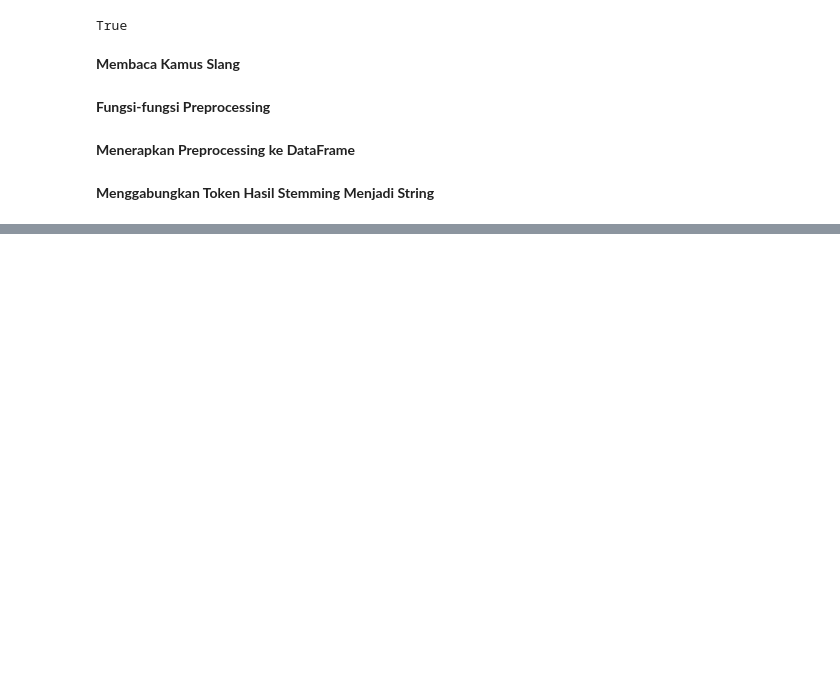
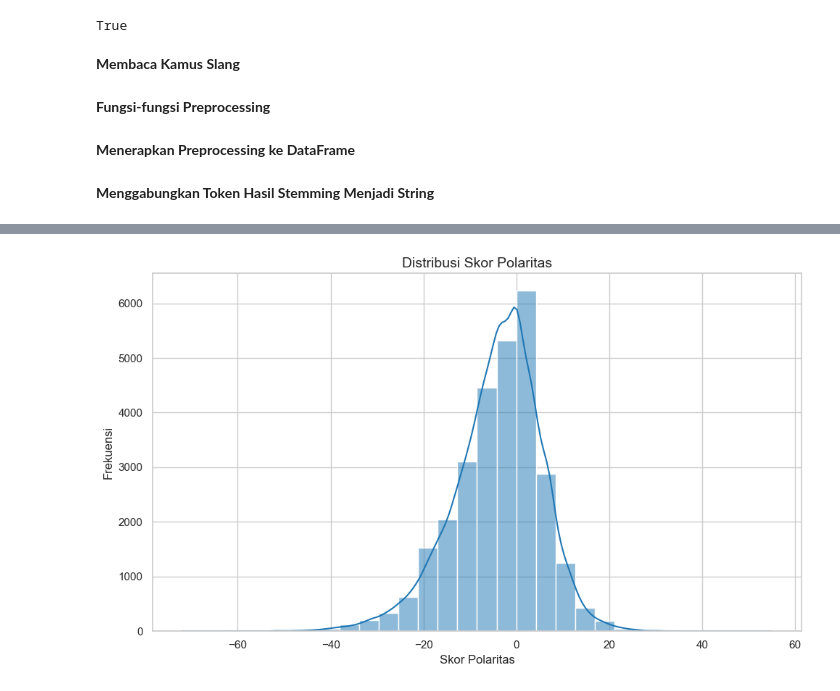
Before and after one commit to Chatarinaeva/analisis_sentimen, a Jupyter notebook: Submission_Analisis_Sentimen_BRImo.ipynb, the cells around one changed output, grey strips where cells are left out. Saved outputs shown, nothing was run; the diff lists cells and outputs as text; code cells hidden in the pictures; blank space fills up the shorter version.

```diff
--- a/Submission_Analisis_Sentimen_BRImo.ipynb
+++ b/Submission_Analisis_Sentimen_BRImo.ipynb
@@ -613,7 +652,7 @@ preprocessed_df['text_stemmed'] = preprocessed_df['text_final'].progress_apply(s
 # %%
 preprocessed_df['text_string'] = preprocessed_df['text_stemmed'].progress_apply(
     lambda x: ' '.join([
-        item for item in x.split()
+        item for item in x
         if len(item) > 3
     ])
 )
@@ -689,0 +689,2 @@ preprocessed_df[['content', 'text_clean', 'text_casefold', 'text_slangfix', 'tex
+# %%
+labelled_df = preprocessed_df.copy()
@@ -689,0 +710,19 @@ preprocessed_df[['content', 'text_clean', 'text_casefold', 'text_slangfix', 'tex
+# %%
+# Menghitung skor sentimen dari token
+def get_sentiment_score(tokens):
+    score = 0
+    for word in tokens:
+        if word in lexicon_positive:
+            score += lexicon_positive[word]
+        if word in lexicon_negative:
+            score += lexicon_negative[word]
+    return score
+
+# Mengonversi skor menjadi label
+def get_sentiment_label(score):
+    if score >= 3:
+        return 'positive'
+    elif score <= -3:
+        return 'negative'
+    else:
+        return 'neutral'
@@ -689,0 +778,15 @@ preprocessed_df[['content', 'text_clean', 'text_casefold', 'text_slangfix', 'tex
+# %%
+# Visualisasi Histogram Distribusi Skor Polaritas
+sns.set(style='whitegrid')
+
+# Histogram distribusi skor polaritas
+plt.figure(figsize=(10, 6))
+sns.histplot(labelled_df['polarity_score'], bins=30, kde=True, color='#1f77b4')
+
+plt.title('Distribusi Skor Polaritas', fontsize=14)
+plt.xlabel('Skor Polaritas', fontsize=12)
+plt.ylabel('Frekuensi', fontsize=12)
+plt.tight_layout()
+plt.show()
+# %% [output]
+[figure, added]
```
Also changed, not shown: parts of 38 cells of this notebook, 2 other files.
